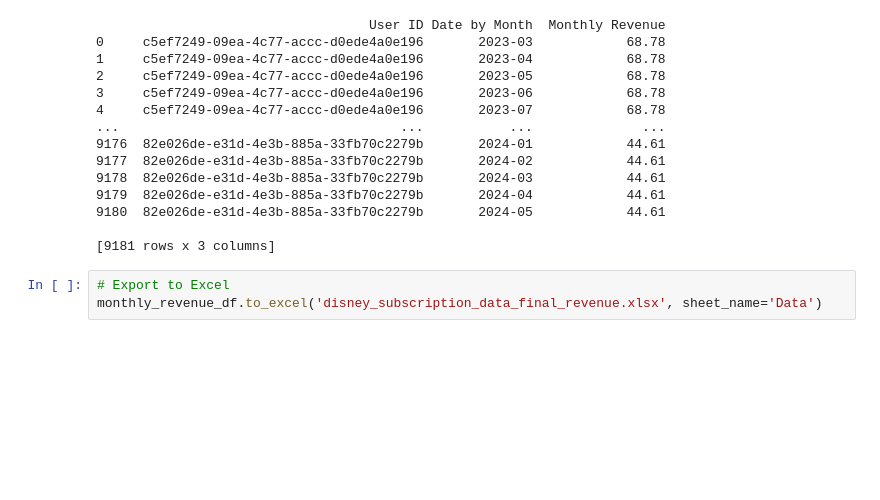
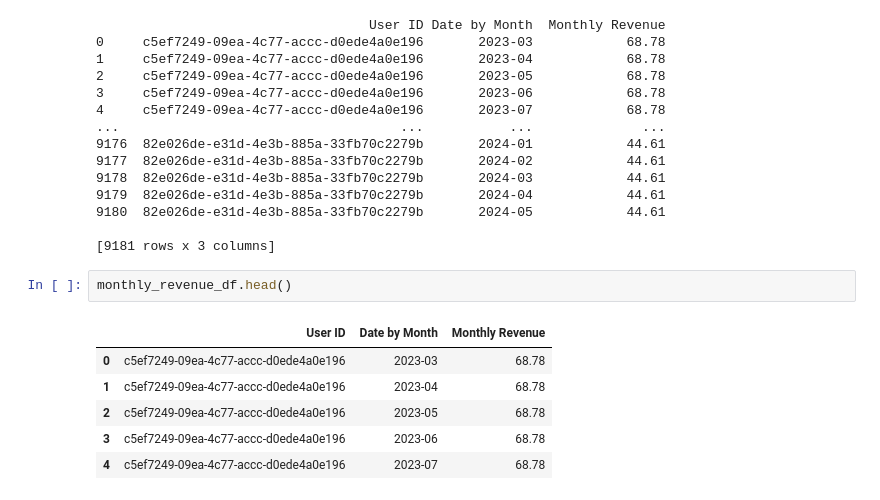
Before and after one commit to ltiongl/data-analytics-practices, a Jupyter notebook: disney-subscription-data/disney_subscription_data.ipynb, the cells around one changed output. Cells and saved outputs as stored; diff of their text form; blank space fills up the shorter version.

```diff
--- a/disney-subscription-data/disney_subscription_data.ipynb
+++ b/disney-subscription-data/disney_subscription_data.ipynb
@@ -216,6 +178,12 @@ print(monthly_revenue_df)
 9180  82e026de-e31d-4e3b-885a-33fb70c2279b       2024-05            44.61
 
 [9181 rows x 3 columns]
-# %%
-# Export to Excel
-monthly_revenue_df.to_excel('disney_subscription_data_final_revenue.xlsx', sheet_name='Data')
+# %%
+monthly_revenue_df.head()
+# %% [output]
+|  | User ID | Date by Month | Monthly Revenue |
+| 0 | c5ef7249-09ea-4c77-accc-d0ede4a0e196 | 2023-03 | 68.78 |
+| 1 | c5ef7249-09ea-4c77-accc-d0ede4a0e196 | 2023-04 | 68.78 |
+| 2 | c5ef7249-09ea-4c77-accc-d0ede4a0e196 | 2023-05 | 68.78 |
+| 3 | c5ef7249-09ea-4c77-accc-d0ede4a0e196 | 2023-06 | 68.78 |
+| 4 | c5ef7249-09ea-4c77-accc-d0ede4a0e196 | 2023-07 | 68.78 |
```
Also changed, not shown: parts of 6 cells of this notebook, 1 other file.
